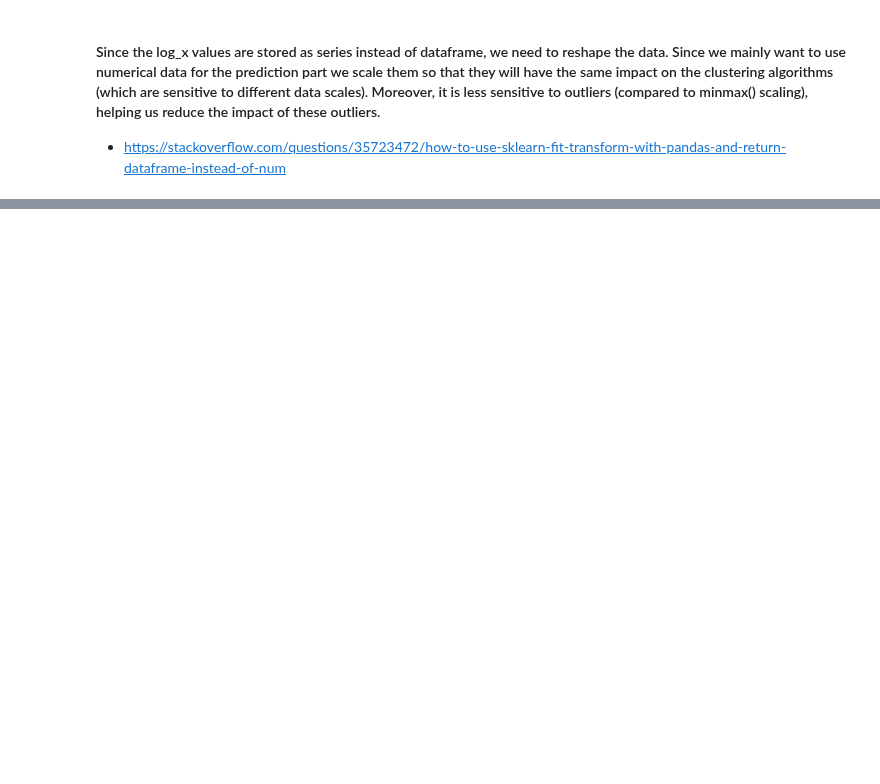
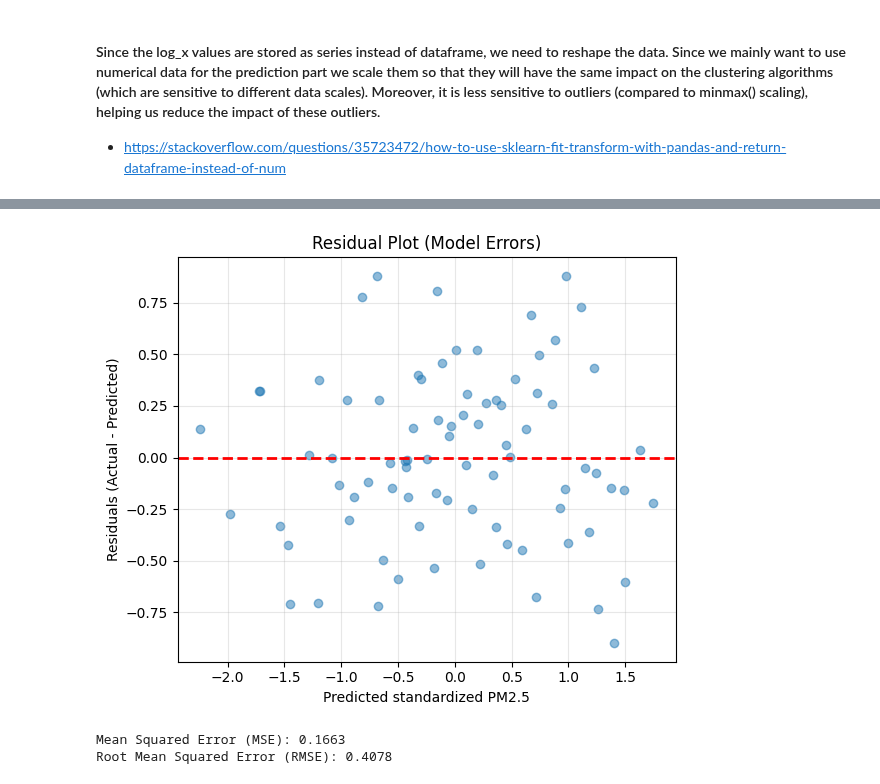
Before and after one commit to R-Zaid/DSS-project, a Jupyter notebook: main/Preprocessors/PM25_dataset.ipynb, the cells around one changed output, grey strips where cells are left out. Cells and saved outputs as stored; diff of their text form; code cells hidden in the pictures; blank space fills up the shorter version.

```diff
--- a/main/Preprocessors/PM25_dataset.ipynb
+++ b/main/Preprocessors/PM25_dataset.ipynb
@@ -627,0 +793,17 @@ plt.show()
+# %%
+import statsmodels.api as sm
+
+# make sure Year is an integer
+dfpm25['Year'] = dfpm25['Year'].astype(int)
+
+# X = year, y = standardized NO2
+X = dfpm25[['Year']]
+y = dfpm25['Average PM2.5 Value']
+
+# add intercept
+X = sm.add_constant(X)
+
+# fit OLS
+model = sm.OLS(y, X).fit()
+
+print(model.summary())
@@ -627,0 +959,39 @@ plt.show()
+# %%
+model.fit(X, y)
+
+y_pred = model.predict(X)
+
+# residuals
+residuals = y - y_pred
+
+#Plot residuals
+plt.figure(figsize=(6, 5))
+plt.scatter(y_pred, residuals, alpha=0.5)
+plt.axhline(0, color='red', linestyle='--', linewidth=2)
+plt.xlabel("Predicted standardized PM2.5")
+plt.ylabel("Residuals (Actual - Predicted)")
+plt.title("Residual Plot (Model Errors)")
+plt.grid(alpha=0.3)
+plt.tight_layout()
+plt.show()
+
+import numpy as np
+
+# Fit  model
+model.fit(X, y)
+
+# Make predictions
+y_pred = model.predict(X)
+
+# Calculate MSE
+MSE = np.square(y - y_pred).mean()
+
+# Calculate Root Mean Squared Error
+RMSE = np.sqrt(MSE)
+
+print(f"Mean Squared Error (MSE): {MSE:.4f}")
+print(f"Root Mean Squared Error (RMSE): {RMSE:.4f}")
+# %% [output]
+[figure, added]
+Mean Squared Error (MSE): 0.1663
+Root Mean Squared Error (RMSE): 0.4078
```
Also changed, not shown: parts of 44 cells of this notebook, 10 other files.
